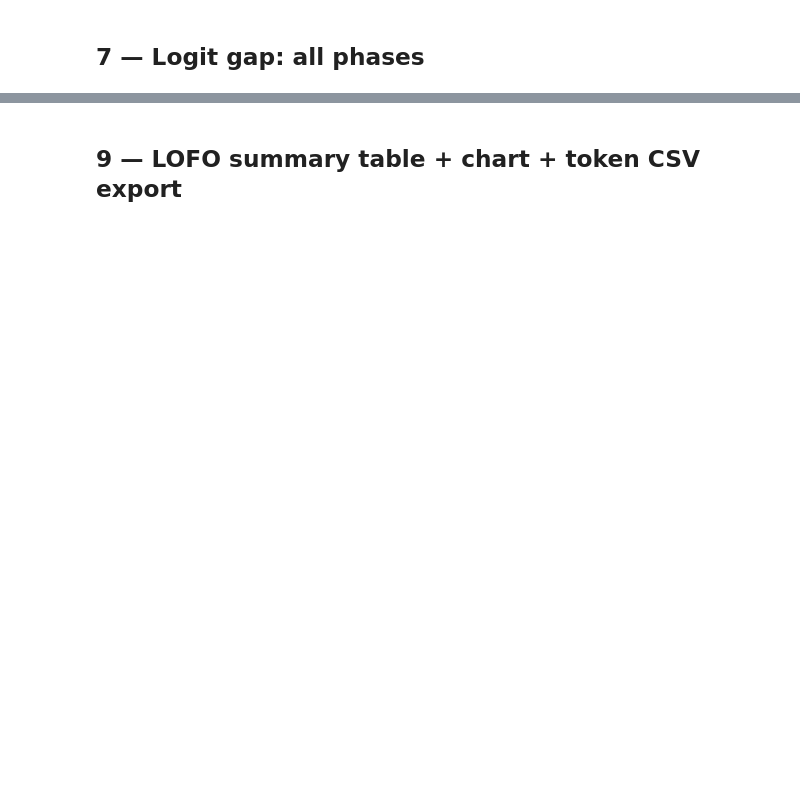
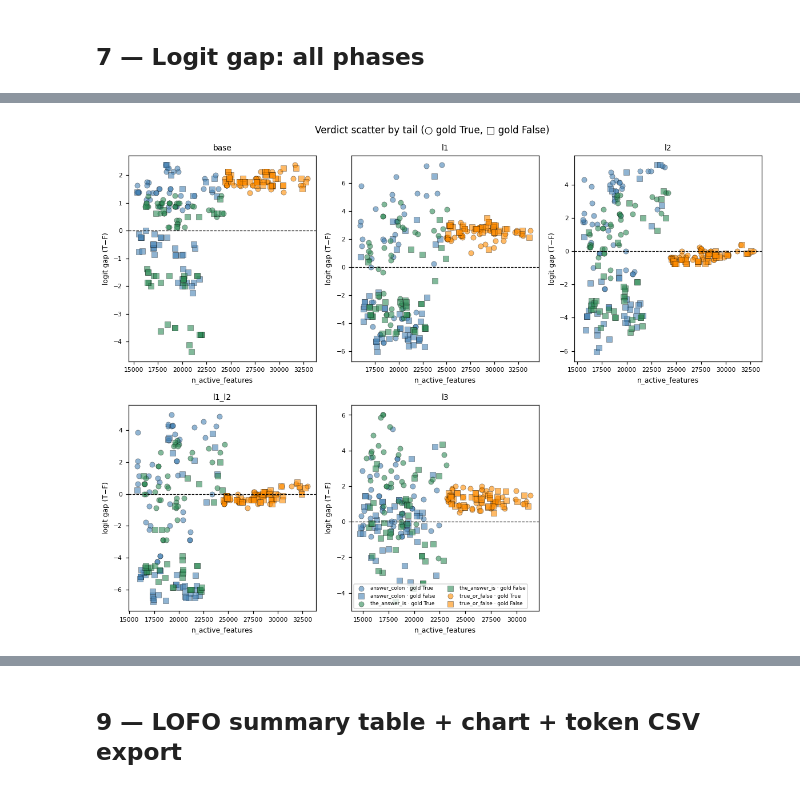
Before and after one commit to hollolaszlo88/thesis_circuit_breaker, a Jupyter notebook: my_work/notebooks/05_lora_comparison.ipynb, the cells around one changed output, grey strips where cells are left out. Saved outputs shown, nothing was run; the diff lists cells and outputs as text; code cells hidden in the pictures; blank space fills up the shorter version.

```diff
--- a/my_work/notebooks/05_lora_comparison.ipynb
+++ b/my_work/notebooks/05_lora_comparison.ipynb
@@ -746,0 +835,86 @@ Saved: /Users/Lacus/Documents/ELTE/Thesis/circuit-tracer-main/my_work/results/fi
+# %%
+# Per-tail verdict scatter — same as 03 §7, grid of all phases (binary T/F slice), **now with 3 columns**
+TAIL_COLORS = {"answer_colon": "steelblue", "true_or_false": "darkorange", "the_answer_is": "seagreen"}
+
+tf_ids = [
+    pid for pid in common_ids
+    if phase_stats_by_id["base"][pid].get("task_type", "binary") == "binary"
+    and phase_stats_by_id["base"][pid].get("family") in TF_FAMILIES
+]
+
+_marker_true, _marker_false = "o", "s"
+
+n_phases = len(PHASE_REGISTRY)
+ncols = 3
+nrows = (n_phases + ncols - 1) // ncols  # Ceiling division
+
+fig, axes = plt.subplots(
+    nrows, ncols,
+    figsize=(3.6 * ncols, 4.2 * nrows),
+    squeeze=False
+)
+
+for idx, (phase_name, *_) in enumerate(PHASE_REGISTRY):
+    row = idx // ncols
+    col = idx % ncols
+    ax = axes[row][col]
+    by_id = phase_stats_by_id[phase_name]
+    _scatter_pts = []
+    for pid in tf_ids:
+        st = by_id.get(pid)
+        if st is None or not st.get("tail"):
+            continue
+        sf = _flatten_nested(st)
+        xv = sf.get("n_active_features")
+        yv = st.get("logit_gap")
+        if xv is None or yv is None:
+            continue
+        try:
+            _gold = bool(_binary_label_true(st["label"]))
+        except Exception:
+            continue
+        _scatter_pts.append((st.get("tail"), float(xv), float(yv), _gold))
+
+    tails_present = sorted({t for t, _, _, _ in _scatter_pts if t})
+    for _tail in tails_present:
+        for _want_true in (True, False):
+            _xs = [_x for (_t, _x, _y, _g) in _scatter_pts if _t == _tail and _g is _want_true]
+            _ys = [_y for (_t, _x, _y, _g) in _scatter_pts if _t == _tail and _g is _want_true]
+            if not _xs:
+                continue
+            _mk = _marker_true if _want_true else _marker_false
+            _lbl = f"{_tail} · gold {'True' if _want_true else 'False'}"
+            ax.scatter(
+                _xs,
+                _ys,
+                alpha=0.6,
+                s=36,
+                label=_lbl,
+                color=TAIL_COLORS.get(_tail, "gray"),
+                marker=_mk,
+                edgecolors="black",
+                linewidths=0.35,
+            )
+    ax.axhline(0, color="black", linewidth=0.8, linestyle="--")
+    ax.set_xlabel("n_active_features", fontsize=8)
+    ax.set_ylabel("logit gap (T−F)", fontsize=8)
+    ax.set_title(phase_name, fontsize=9)
+    ax.tick_params(labelsize=7)
+
+# Hide any empty subplots
+for i in range(n_phases, nrows * ncols):
+    row, col = divmod(i, ncols)
+    fig.delaxes(axes[row][col])
+
+# Choose where to put legend: last used panel
+used_rows = (n_phases - 1) // ncols
+used_cols = (n_phases - 1) % ncols
+axes[used_rows][used_cols].legend(fontsize=5.8, ncol=2, loc="best")
+plt.suptitle("Verdict scatter by tail (○ gold True, □ gold False)", fontsize=11)
+plt.tight_layout()
+p = FIGURES_DIR / "verdict_scatter_by_tail_all_phases.png"
+plt.savefig(p, dpi=150, bbox_inches="tight")
+plt.show()
+print(f"Saved: {p}  (n prompts per panel: {len(tf_ids)})")
+# %% [output]
+[figure, added]
```
Also changed, not shown: parts of 23 cells of this notebook, 18 other files.
